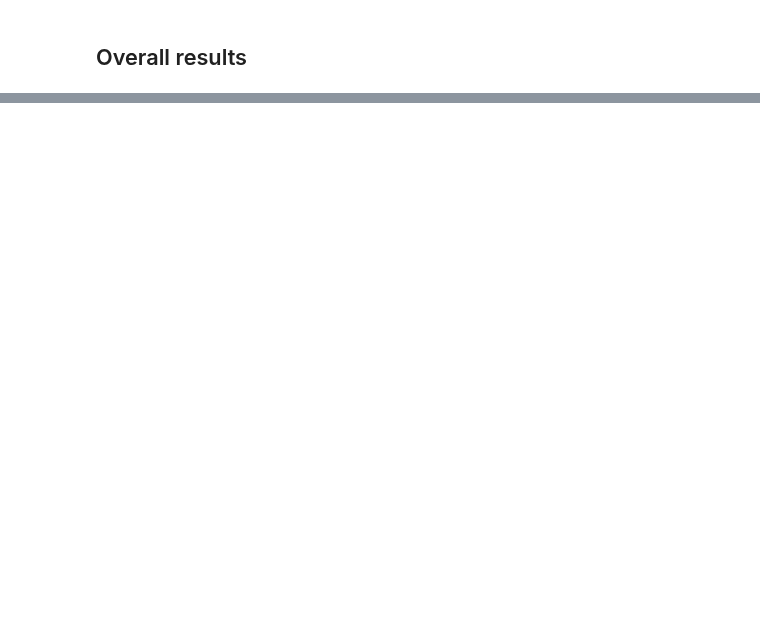
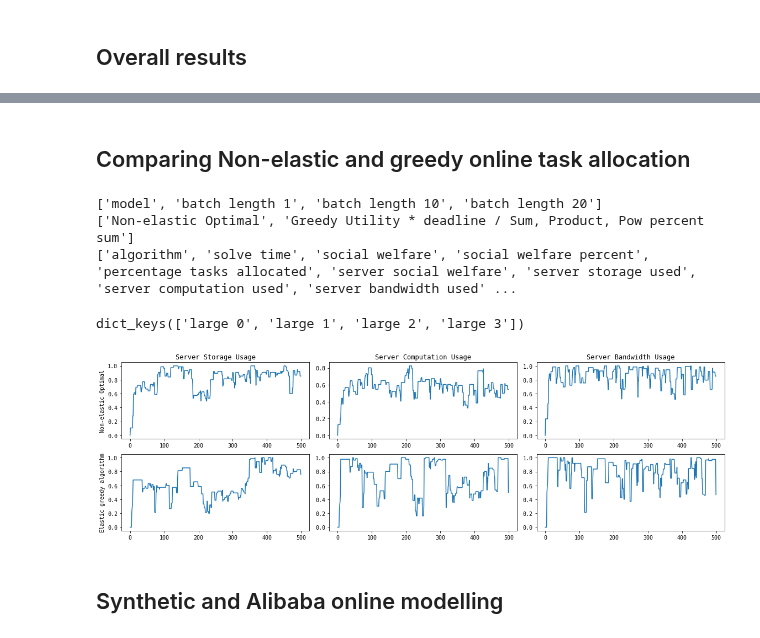
Before and after one commit to pseudo-rnd-thoughts/Elastic-Resource-Allocation, a Jupyter notebook: analysis/online.ipynb, the cells around one changed output, grey strips where cells are left out. Drawn from its saved outputs; the diff is of its cells as text; code cells hidden in the pictures; blank space fills up the shorter version.

```diff
--- a/analysis/online.ipynb
+++ b/analysis/online.ipynb
@@ -130,0 +213,18 @@ Save file location: figs/pdf/online_batch_lengths.pdf
+# %%
+data = []
+batch_lengths = [batch_length for batch_length in results_data[0].keys() if 'model' not in batch_length]
+batch_length_names = ['Online' if pos==0 else length.title() for pos, length in enumerate(batch_lengths)]
+for pos, result in enumerate(results_data):
+    for length, length_name in zip(batch_lengths, batch_length_names):
+        for algo, algo_name in zip(algos, algo_names):
+            data.append([length_name, algo_name, result[length][algo]['social welfare'], pos])
+
+online_df = pd.DataFrame(data, columns=['Batch Length', 'Algorithm', 'Social Welfare', 'repeat'])
+online_df.replace('Non-elastic Optimal', 'Non-elastic Myopic Optimal', inplace=True)
+# %%
+fig, ax = plt.subplots(figsize=(6, 5))
+sns.boxplot(x='Batch Length', y='Social Welfare', hue='Algorithm', data=online_df, ax=ax)
+ax.set_xlabel('Batch length', fontsize=12)
+ax.set_ylabel('Social Welfare', fontsize=12)
+plt.tight_layout()
+save_plot('online_alibaba')
@@ -130,0 +238,32 @@ Save file location: figs/pdf/online_batch_lengths.pdf
+# %% [markdown]
+## Comparing Non-elastic and greedy online task allocation
+# %%
+result = results_data[0]
+print(list(result))
+print(list(result['batch length 1']))
+print(list(result['batch length 1']['Non-elastic Optimal']))
+# %% [output]
+['model', 'batch length 1', 'batch length 10', 'batch length 20']
+['Non-elastic Optimal', 'Greedy Utility * deadline / Sum, Product, Pow percent sum']
+['algorithm', 'solve time', 'social welfare', 'social welfare percent', 'percentage tasks allocated', 'server social welfare', 'server storage used', 'server computation used', 'server bandwidth used' ...
+# %%
+result['batch length 1']['Non-elastic Optimal']['server storage used'].keys()
+# %% [output]
+dict_keys(['large 0', 'large 1', 'large 2', 'large 3'])
+# %%
+fig, axs = plt.subplots(2, 3, figsize=(16, 5))
+for pos, title in enumerate(('Server Storage Usage', 'Server Computation Usage', 'Server Bandwidth Usage')):
+    axs[0][pos].set_title(title)
+
+for ax, algo in zip(axs, algos):
+    batch_time_steps = len(results_data[0][batch_lengths[0]][algo]['server storage used']['large 1'])
+    for resource_ax, resource in zip(ax, ('server storage used', 'server computation used', 'server bandwidth used')):
+        resource_ax.plot(np.arange(batch_time_steps), results_data[0][batch_lengths[0]][algo][resource]['large 1'])
+
+axs[0, 0].set_ylabel('Non-elastic Optimal')
+axs[1, 0].set_ylabel('Elastic greedy algorithm')
+plt.tight_layout()
+# %% [output]
+[figure, added]
+# %% [markdown]
+## Synthetic and Alibaba online modelling
```
Also changed, not shown: parts of 20 cells of this notebook, 2 other files.
